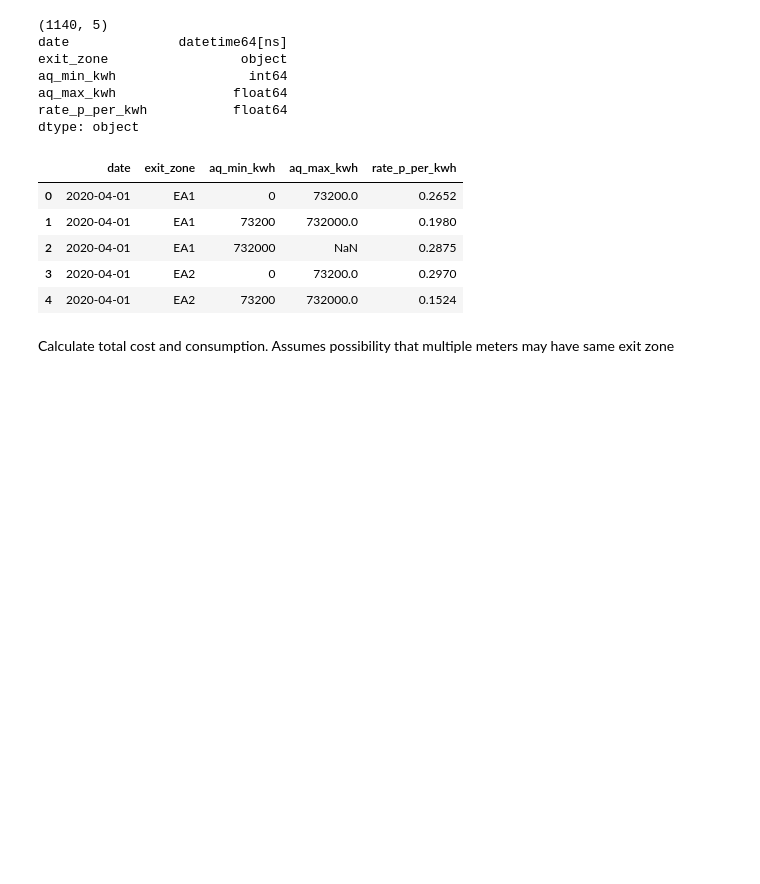
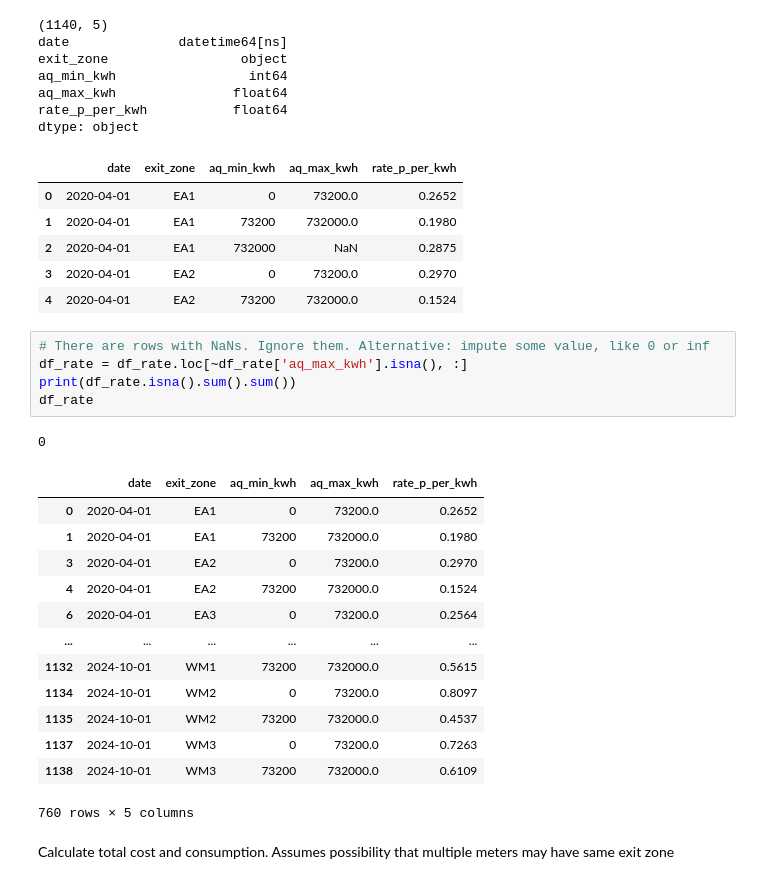
Before and after one commit to nickSent/gorilla_test, a Jupyter notebook: main.ipynb, the cells around one changed output. Cells and saved outputs as stored; diff of their text form; blank space fills up the shorter version.

```diff
--- a/main.ipynb
+++ b/main.ipynb
@@ -76,6 +78,26 @@ dtype: object
 | 2 | 2020-04-01 | EA1 | 732000 | NaN | 0.2875 |
 | 3 | 2020-04-01 | EA2 | 0 | 73200.0 | 0.2970 |
 | 4 | 2020-04-01 | EA2 | 73200 | 732000.0 | 0.1524 |
+# %%
+# There are rows with NaNs. Ignore them. Alternative: impute some value, like 0 or inf
+df_rate = df_rate.loc[~df_rate['aq_max_kwh'].isna(), :]
+print(df_rate.isna().sum().sum())
+df_rate
+# %% [output]
+0
+|  | date | exit_zone | aq_min_kwh | aq_max_kwh | rate_p_per_kwh |
+| 0 | 2020-04-01 | EA1 | 0 | 73200.0 | 0.2652 |
+| 1 | 2020-04-01 | EA1 | 73200 | 732000.0 | 0.1980 |
+| 3 | 2020-04-01 | EA2 | 0 | 73200.0 | 0.2970 |
+| 4 | 2020-04-01 | EA2 | 73200 | 732000.0 | 0.1524 |
+| 6 | 2020-04-01 | EA3 | 0 | 73200.0 | 0.2564 |
+| ... | ... | ... | ... | ... | ... |
+| 1132 | 2024-10-01 | WM1 | 73200 | 732000.0 | 0.5615 |
+| 1134 | 2024-10-01 | WM2 | 0 | 73200.0 | 0.8097 |
+| 1135 | 2024-10-01 | WM2 | 73200 | 732000.0 | 0.4537 |
+| 1137 | 2024-10-01 | WM3 | 0 | 73200.0 | 0.7263 |
+| 1138 | 2024-10-01 | WM3 | 73200 | 732000.0 | 0.6109 |
+760 rows × 5 columns
 # %% [markdown]
 Calculate total cost and consumption. Assumes possibility that multiple meters may have same exit zone
 # %%
```
Also changed, not shown: parts of 5 cells of this notebook.
